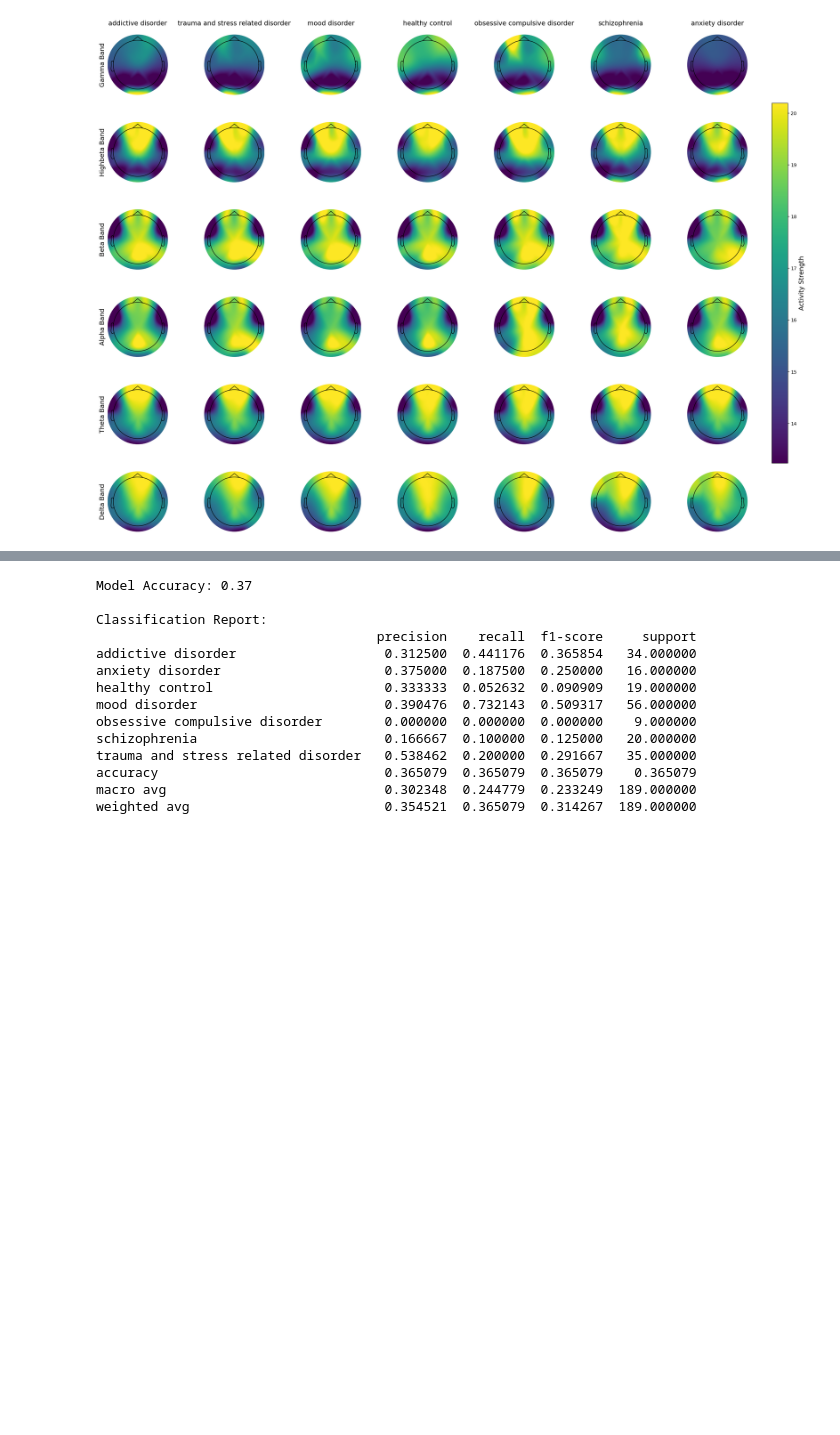
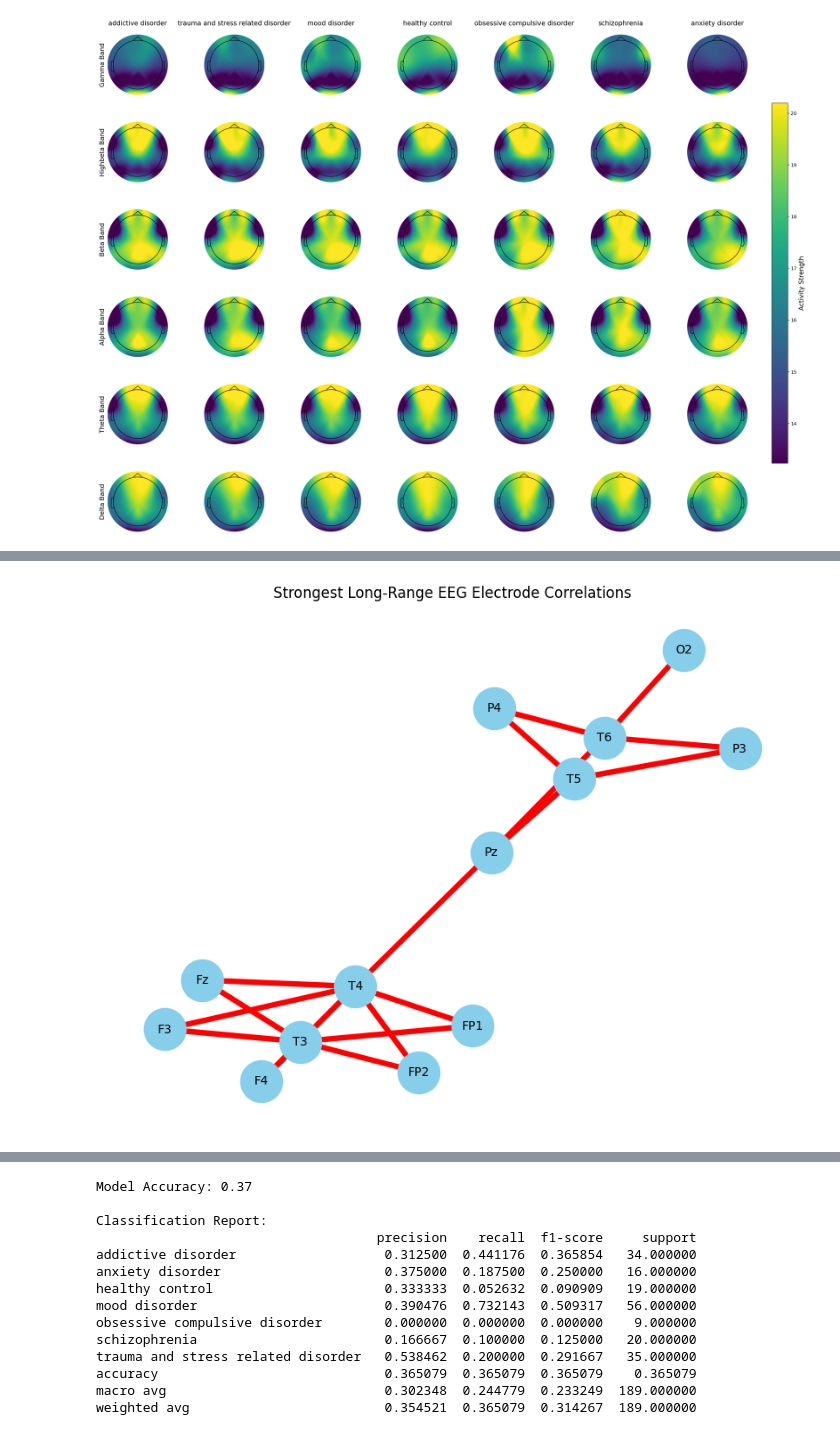
Before and after one commit to ohadgonen/python_final_project, a Jupyter notebook: main.ipynb, the cells around one changed output, grey strips where cells are left out. Drawn from its saved outputs; the diff is of its cells as text; code cells hidden in the pictures; blank space fills up the shorter version.

```diff
--- a/main.ipynb
+++ b/main.ipynb
@@ -210,3 +247,14 @@ visualize_all_disorders(disorder_band_averages, disorder_names)
 # The strength of of the EEG activity is normalized compared to the minimun and maximun values of the band averages.
 # %% [output]
 [figure]
+# %%
+# Are there any strong correlations between distant (not adjacent) electrodes?
+
+# What are the strongest correlations between distant electrodes?
+from src.data_analysis import find_strong_long_range_correlations as find_strong_long_range_correlations
+
+# Run the function to find the top 45 strongest long-range correlations
+top_long_range_corr_df = find_strong_long_range_correlations(df, num_pairs=45, threshold=0.6)
+
+# Display the resulting DataFrame
+top_long_range_corr_df.head()
@@ -212,0 +268,6 @@ visualize_all_disorders(disorder_band_averages, disorder_names)
+# %%
+# Visualize the long-range correlations.
+from src.data_visualization import visualize_long_range_correlations as visualize_long_range_correlations
+visualize_long_range_correlations(top_long_range_corr_df)
+# %% [output]
+[figure, added]
```
Also changed, not shown: parts of 21 cells of this notebook, 3 other files.
